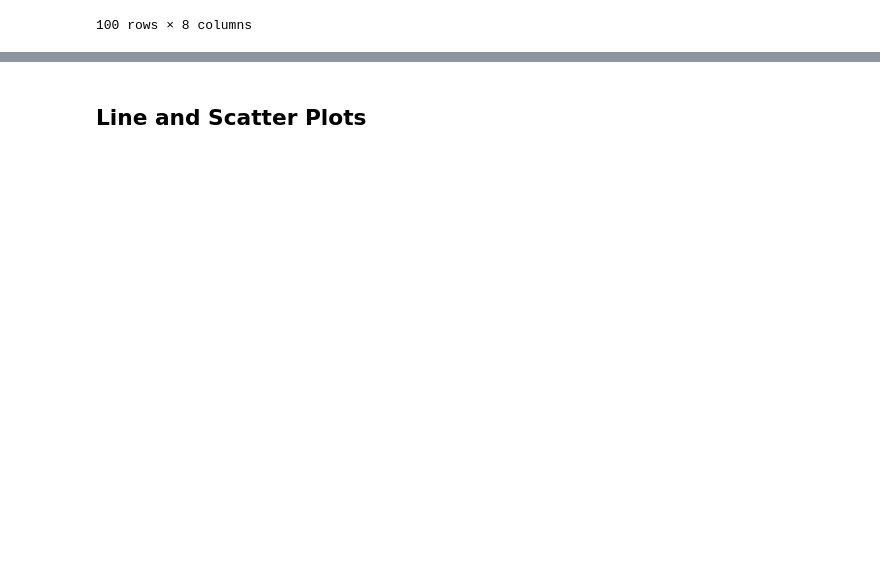
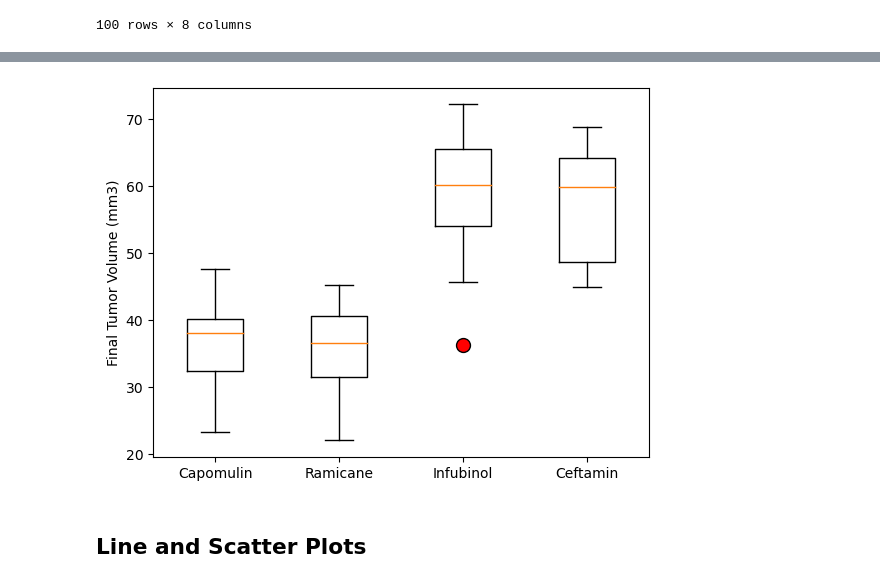
Before and after one commit to luisrodriguezror/challenge5, a Jupyter notebook: pymaceuticals_starter.ipynb, the cells around one changed output, grey strips where cells are left out. Cells and saved outputs as stored; diff of their text form; code cells hidden in the pictures; blank space fills up the shorter version.

```diff
--- a/pymaceuticals_starter.ipynb
+++ b/pymaceuticals_starter.ipynb
@@ -199,6 +199,11 @@ great_tp = mouse_df.groupby('Mouse ID')['Timepoint'].max()
 
 # Merge this group df with the original DataFrame to get the tumor volume at the last timepoint
 merge_df = pd.merge(great_tp,mouse_df, on=['Mouse ID', 'Timepoint'])
+
+
+drug_names = ['Capomulin', 'Ramicane', 'Infubinol', 'Ceftamin']
+final_tumor_volume_df = merge_df[merge_df['Drug Regimen'].isin(drug_names)]
+final_tumor_volume_df
 # %% [output]
 |  | Mouse ID | Timepoint | Tumor Volume (mm3) | Metastatic Sites | Drug Regimen | Sex | Age_months | ... |
 | 0 | a203 | 45 | 67.973419 | 2 | Infubinol | Female | 20 | ... |
@@ -243,3 +221,19 @@ Ceftamin's potential outliers: Series([], Name: Tumor Volume (mm3), dtype: float
+# %%
+# Generate a box plot that shows the distrubution of the tumor volume for each treatment group.
+
+
+# Create a list of tumor volumes for each treatment group
+tumor_volumes = [final_tumor_volume_df[final_tumor_volume_df['Drug Regimen'] == treatment]['Tumor Volume (mm3)'].values
+                 for treatment in drug_names]
+
+
+plt.boxplot(tumor_volumes,labels=drug_names, flierprops=dict(markerfacecolor='red', markersize=10))
+plt.ylabel('Final Tumor Volume (mm3)')
+
+
+plt.show()
+# %% [output]
+[figure, added]
 # %% [markdown]
 ## Line and Scatter Plots
 # %%
```
Also changed, not shown: parts of 3 cells of this notebook.
